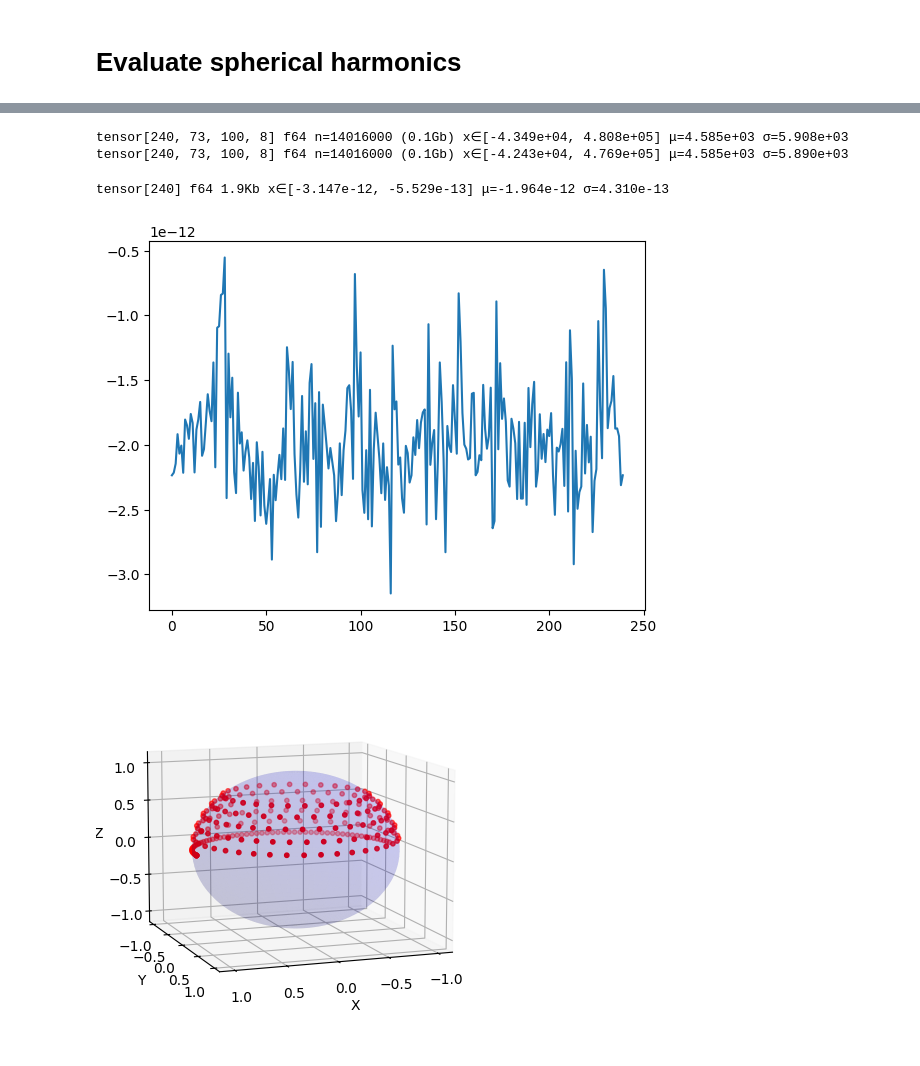
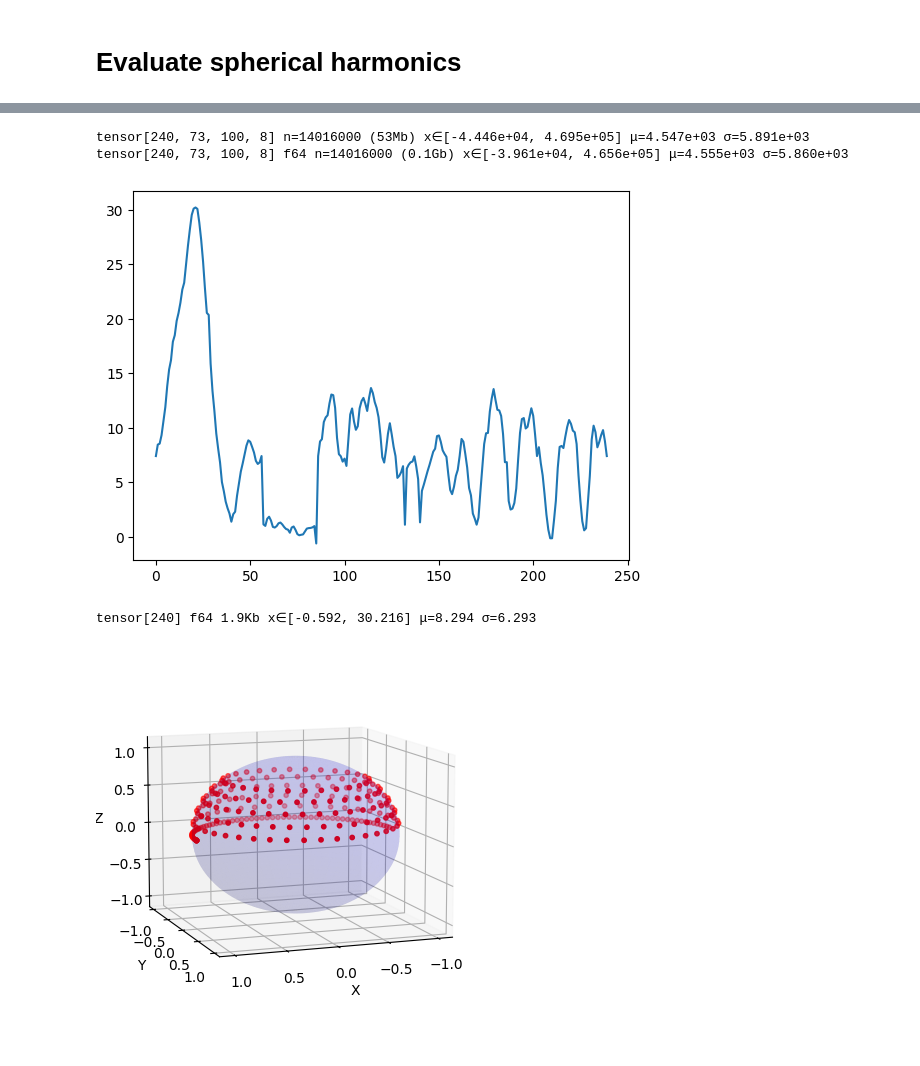
Before and after one commit to lfbarba/smartt, a Jupyter notebook: notebooks/astra_projector.ipynb, the cells around one changed output, grey strips where cells are left out. Saved outputs shown, nothing was run; the diff lists cells and outputs as text; code cells hidden in the pictures.

```diff
--- a/notebooks/astra_projector.ipynb
+++ b/notebooks/astra_projector.ipynb
@@ -349,20 +359,23 @@ NameError: name 'SphericalHarmonics' is not defined
 # %%
 from smartt.shutils.evaulate_sh import forward_quadrature
 pred_values = forward_quadrature(
     geometry.probed_coordinates,
-    torch.tensor(forward_projections),
+    # torch.tensor(forward_projections),
+    projections_torch,
+    # projection_matrix=projection_matrix,  # Use mumott's projection_matrix for exact matching
     ell_max=ell_max, mode='simpson'
 )
 
 print(pred_values, torch.tensor(slice_projection_mumott))
 diffs  = (torch.tensor(slice_projection_mumott)  - pred_values)
 diffs = diffs.reshape(diffs.shape[0], -1).mean(dim=1)
 plt.plot(diffs)
+plt.show()
 diffs
 # %% [output]
-tensor[240, 73, 100, 8] f64 n=14016000 (0.1Gb) x∈[-4.349e+04, 4.808e+05] μ=4.585e+03 σ=5.908e+03 tensor[240, 73, 100, 8] f64 n=14016000 (0.1Gb) x∈[-4.243e+04, 4.769e+05] μ=4.585e+03 σ=5.890e+03
+tensor[240, 73, 100, 8] n=14016000 (53Mb) x∈[-4.446e+04, 4.695e+05] μ=4.547e+03 σ=5.891e+03 tensor[240, 73, 100, 8] f64 n=14016000 (0.1Gb) x∈[-3.961e+04, 4.656e+05] μ=4.555e+03 σ=5.860e+03
+[figure, new version]
-tensor[240] f64 1.9Kb x∈[-3.147e-12, -5.529e-13] μ=-1.964e-12 σ=4.310e-13
+tensor[240] f64 1.9Kb x∈[-0.592, 30.216] μ=8.294 σ=6.293
-[figure, old version]
 # %%
 #plot original projections
 rotation_angles_rad = dc.geometry.inner_angles[:]
```
Also changed, not shown: parts of 7 cells of this notebook, 2 other files.
